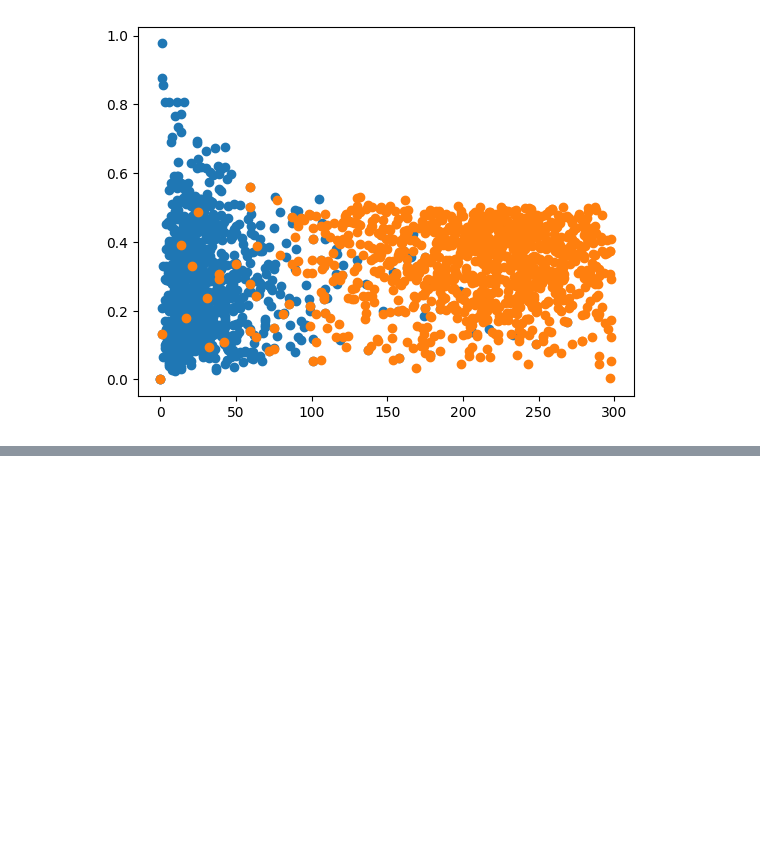
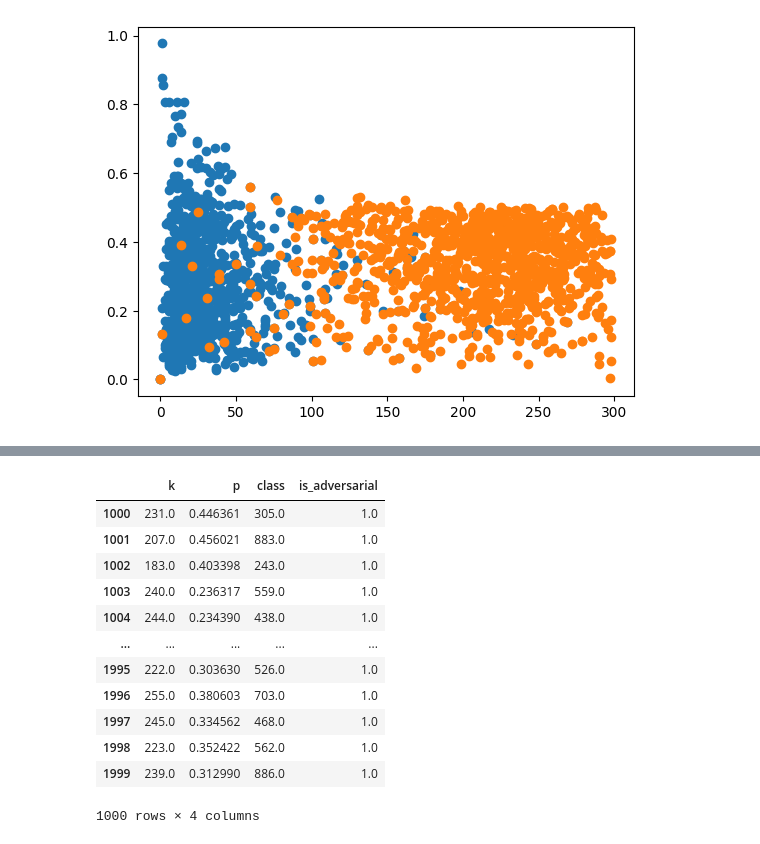
Before and after one commit to koendamme/AdversarialDefense, a Jupyter notebook: defense.ipynb, the cells around one changed output, grey strips where cells are left out. Saved outputs shown, nothing was run; the diff lists cells and outputs as text; code cells hidden in the pictures; blank space fills up the shorter version.

```diff
--- a/defense.ipynb
+++ b/defense.ipynb
@@ -115,0 +125,19 @@ plt.scatter(kpset.loc[1000:, "k"], kpset.loc[1000:, "p"])
+# %%
+kpset_adv = kpset.iloc[1000:]
+kpset_benign = kpset.iloc[:1000]
+# %%
+kpset_adv
+# %% [output]
+|  | k | p | class | is_adversarial |
+| 1000 | 231.0 | 0.446361 | 305.0 | 1.0 |
+| 1001 | 207.0 | 0.456021 | 883.0 | 1.0 |
+| 1002 | 183.0 | 0.403398 | 243.0 | 1.0 |
+| 1003 | 240.0 | 0.236317 | 559.0 | 1.0 |
+| 1004 | 244.0 | 0.234390 | 438.0 | 1.0 |
+| ... | ... | ... | ... | ... |
+| 1995 | 222.0 | 0.303630 | 526.0 | 1.0 |
+| 1996 | 255.0 | 0.380603 | 703.0 | 1.0 |
+| 1997 | 245.0 | 0.334562 | 468.0 | 1.0 |
+| 1998 | 223.0 | 0.352422 | 562.0 | 1.0 |
+| 1999 | 239.0 | 0.312990 | 886.0 | 1.0 |
+1000 rows × 4 columns
```
Also changed, not shown: parts of 15 cells of this notebook, 5 other files.
